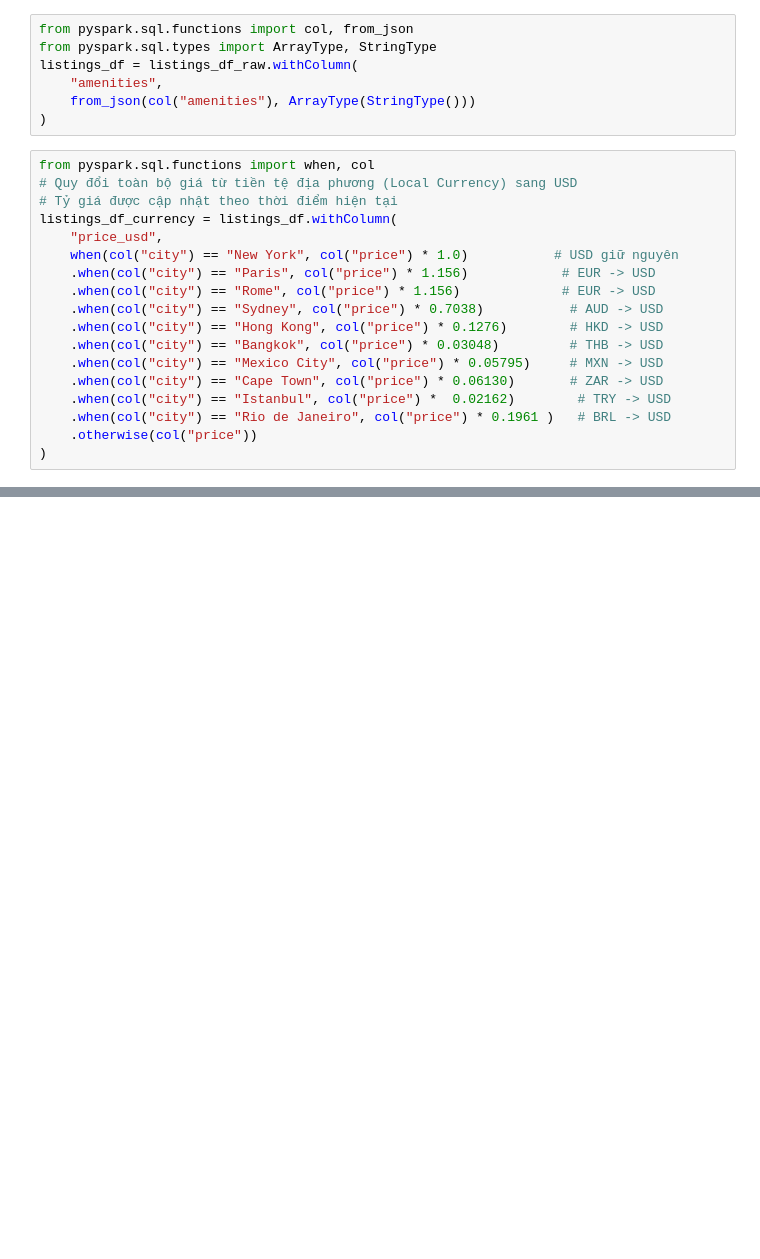
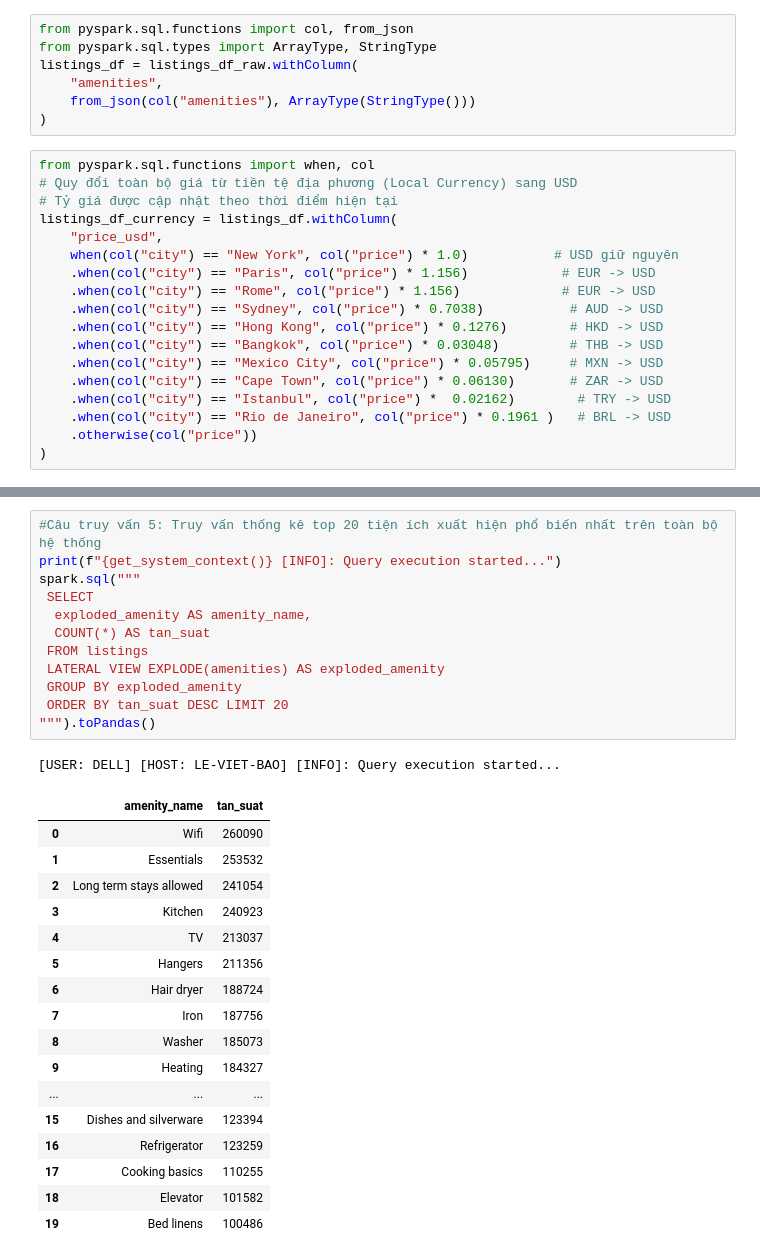
Before and after one commit to nhupham31231022752/N17_DuLieuLonVaUngDung, a Jupyter notebook: src/Airbnb_SparkSQL.ipynb, the cells around one changed output, grey strips where cells are left out. Drawn from its saved outputs; the diff is of its cells as text; blank space fills up the shorter version.

```diff
--- a/src/Airbnb_SparkSQL.ipynb
+++ b/src/Airbnb_SparkSQL.ipynb
@@ -262,3 +179,34 @@ ORDER BY city,room_capacity_segment ASC;""").toPandas()
+# %%
+#Câu truy vấn 5: Truy vấn thống kê top 20 tiện ích xuất hiện phổ biến nhất trên toàn bộ hệ thống
+print(f"{get_system_context()} [INFO]: Query execution started...")
+spark.sql("""
+ SELECT
+  exploded_amenity AS amenity_name,
+  COUNT(*) AS tan_suat
+ FROM listings
+ LATERAL VIEW EXPLODE(amenities) AS exploded_amenity
+ GROUP BY exploded_amenity
+ ORDER BY tan_suat DESC LIMIT 20
+""").toPandas()
+# %% [output]
+[USER: DELL] [HOST: LE-VIET-BAO] [INFO]: Query execution started...
+|  | amenity_name | tan_suat |
+| 0 | Wifi | 260090 |
+| 1 | Essentials | 253532 |
+| 2 | Long term stays allowed | 241054 |
+| 3 | Kitchen | 240923 |
+| 4 | TV | 213037 |
+| 5 | Hangers | 211356 |
+| 6 | Hair dryer | 188724 |
+| 7 | Iron | 187756 |
+| 8 | Washer | 185073 |
+| 9 | Heating | 184327 |
+| ... | ... | ... |
+| 15 | Dishes and silverware | 123394 |
+| 16 | Refrigerator | 123259 |
+| 17 | Cooking basics | 110255 |
+| 18 | Elevator | 101582 |
+| 19 | Bed linens | 100486 |
 # %%
 # Câu truy vấn 7: Đánh giá các tiện ích cốt lõi thuộc phân khúc căn hộ Cao cấp
 print(f"{get_system_context()} [INFO]: Query execution started...")
```
Also changed, not shown: parts of 15 cells of this notebook.
